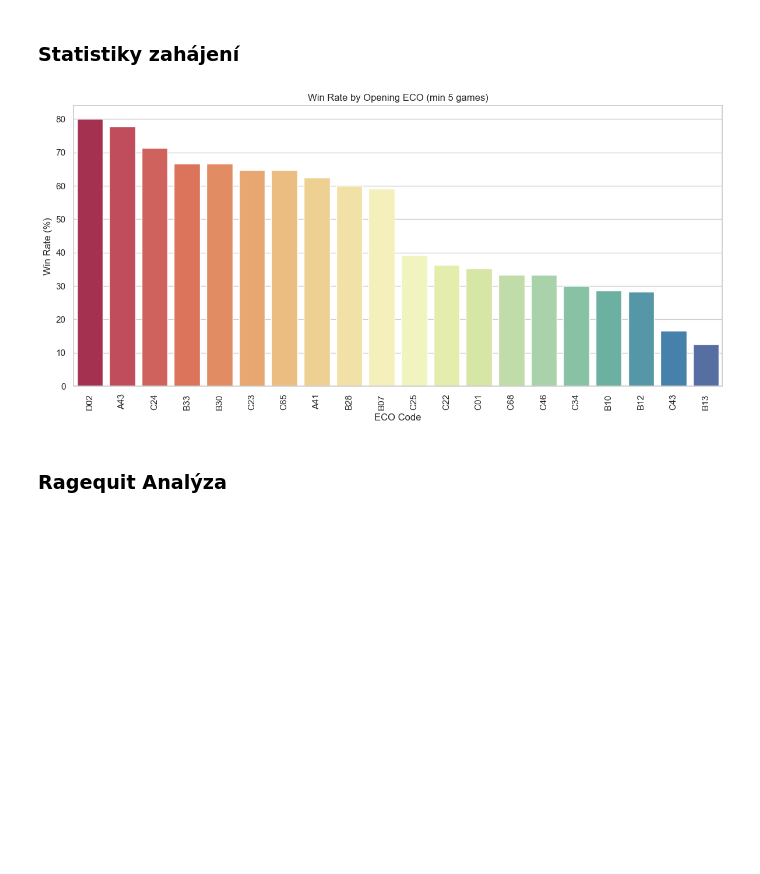
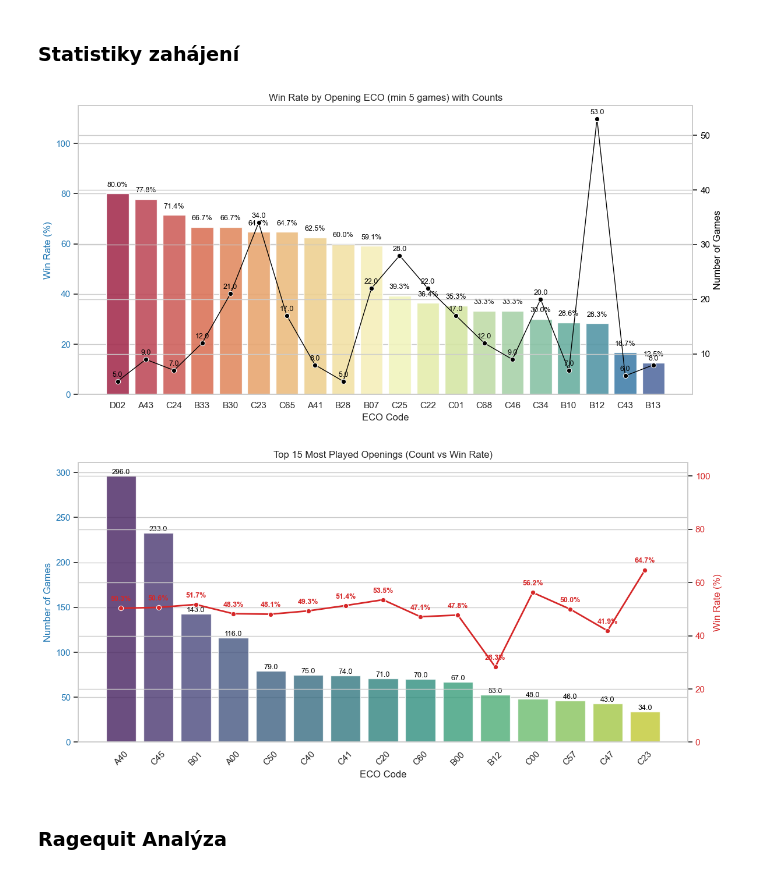
Before and after one commit to havlikviktor/DMB2_semestralni_prace, a Jupyter notebook: main_notebook.ipynb, the cells around one changed output. Cells and saved outputs as stored; diff of their text form; code cells hidden in the pictures; blank space fills up the shorter version.

Commit message:
line to show percentage winrate in opening statistics

```diff
--- a/main_notebook.ipynb
+++ b/main_notebook.ipynb
@@ -169,8 +169,10 @@ if not df_moves.empty:
 # %%
 if not df_games.empty:
     data_analysis.plot_opening_winrate(df_games)
+    data_analysis.plot_most_played_openings(df_games)
 # %% [output]
-[figure, old version]
+[figure, new version]
+[figure, added]
 # %% [markdown]
 ### Ragequit Analýza
 # %%
```
Also changed, not shown: parts of 1 cell of this notebook, 1 other file.
